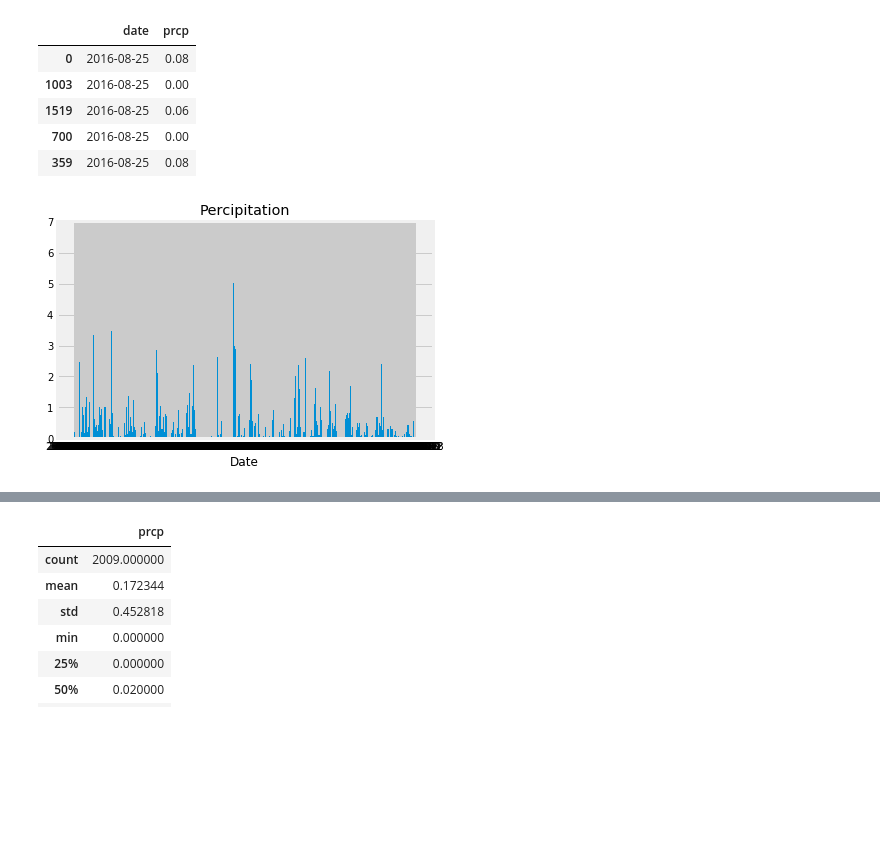
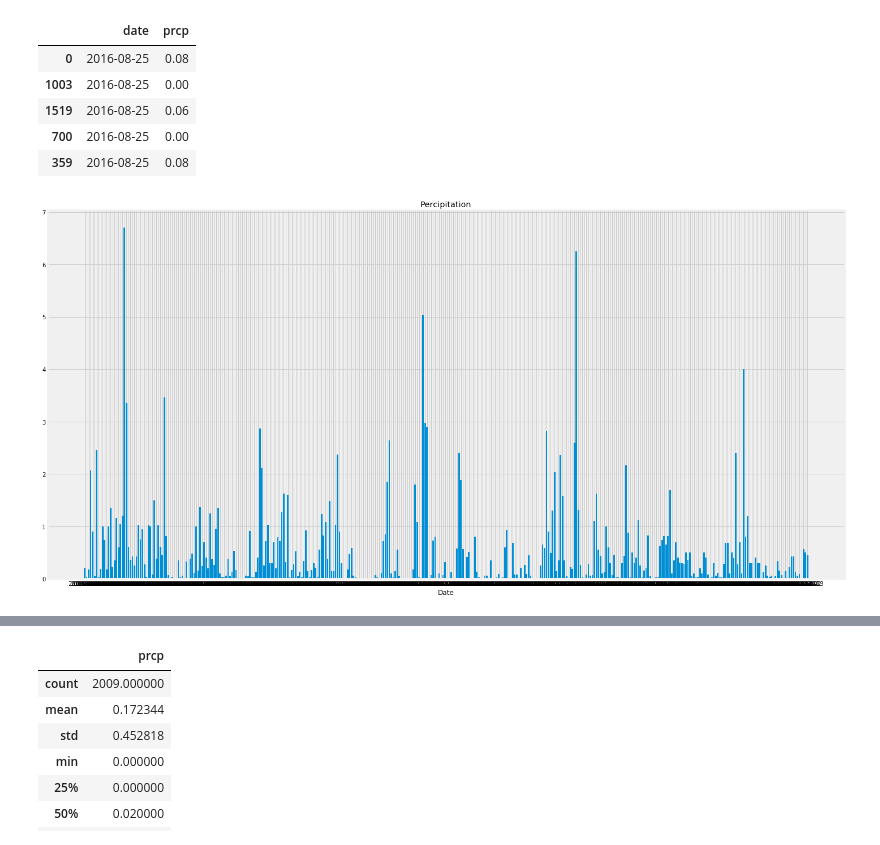
Before and after one commit to Kerrykova/SurfsUpHW, a Jupyter notebook: climate_starter.ipynb, the cells around one changed output, grey strips where cells are left out. Saved outputs shown, nothing was run; the diff lists cells and outputs as text; code cells hidden in the pictures; blank space fills up the shorter version.

```diff
--- a/climate_starter.ipynb
+++ b/climate_starter.ipynb
@@ -114,9 +118,14 @@ prcp_df.head()
 | 359 | 2016-08-25 | 0.08 |
 # %%
 # Use Pandas Plotting with Matplotlib to plot the data
-plt.bar(prcp_df["date"], prcp_df["prcp"])
+
+fig, ax = plt.subplots(figsize=(20, 10))
+ax.bar(prcp_df["date"], prcp_df["prcp"])
 plt.title("Percipitation")
 plt.xlabel("Date")
+plt.tight_layout()
 plt.show()
+
+# prcp_df.plot()
 # %% [output]
-[figure, old version]
+[figure, new version]
```
Also changed, not shown: parts of 13 cells of this notebook.
